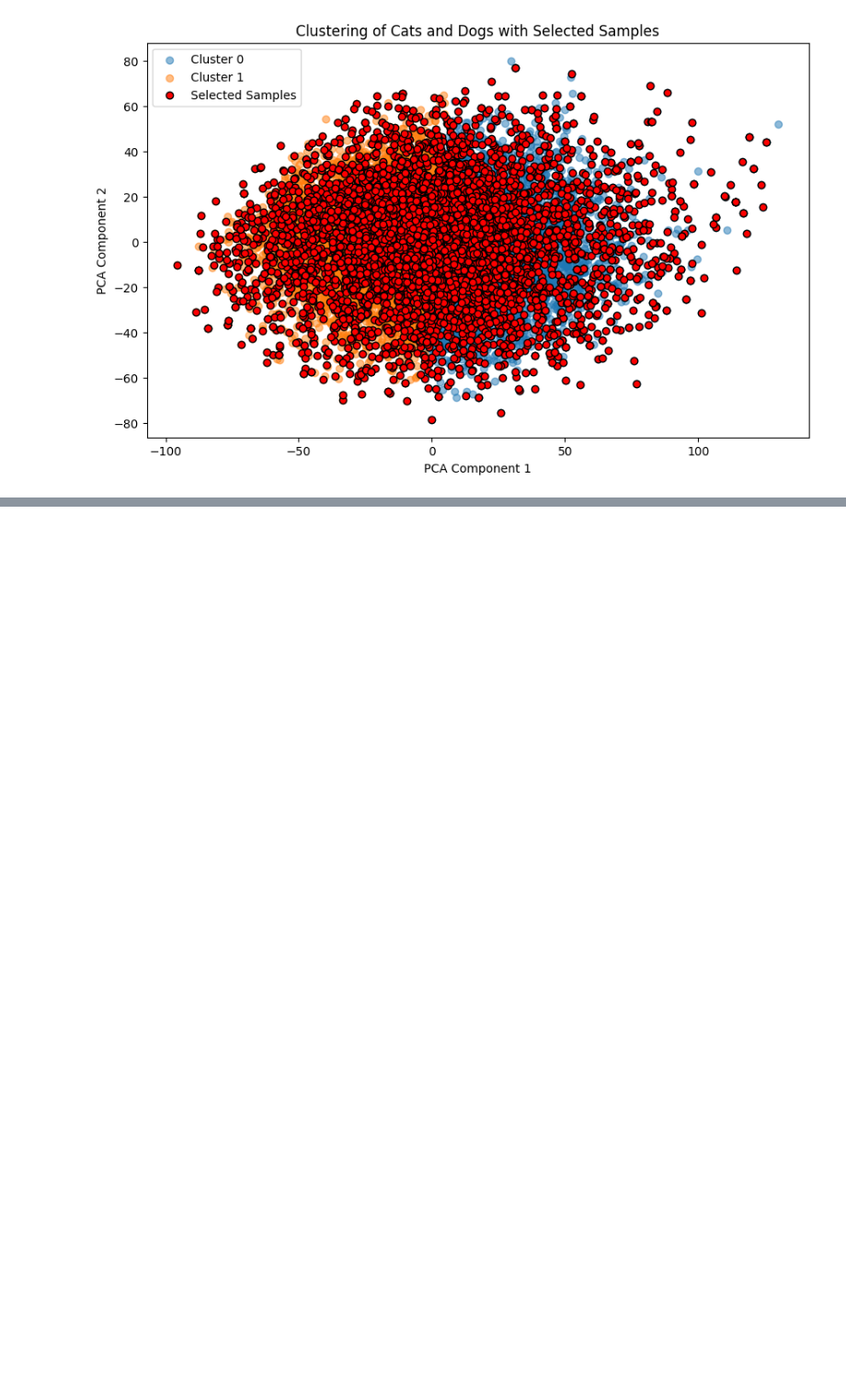
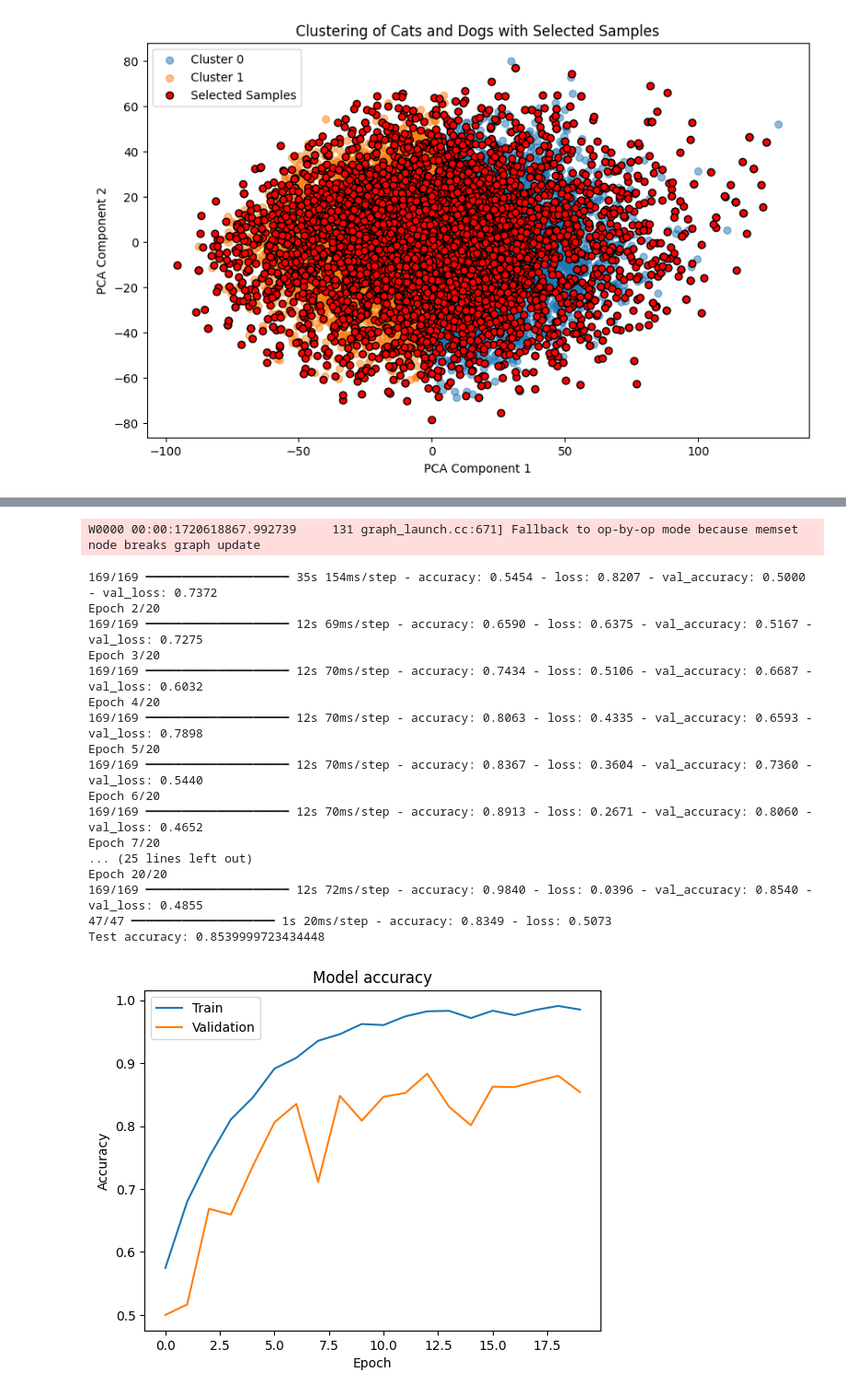
Before and after one commit to serdarbicici-visualstudio/grid-distillation, a Jupyter notebook: dataset-distillation-further-research.ipynb, the cells around one changed output, grey strips where cells are left out. Shown at 92% size. Drawn from its saved outputs; the diff is of its cells as text; code cells hidden in the pictures; blank space fills up the shorter version.

```diff
--- a/dataset-distillation-further-research.ipynb
+++ b/dataset-distillation-further-research.ipynb
@@ -413,0 +521,22 @@ Test loss: 0.4023839235305786
+# %%
+# train the model with 50 samples
+X_selected = X[selected_samples]
+y_selected = y[selected_samples]
+
+cnn_base_clustering_4 = CNNModel(img_size=150)
+cnn_base_clustering_4.compile()
+cnn_base_clustering_4.train(X_selected, y_selected, X_test, y_test, batch_size=32, epochs=20)
+
+cnn_base_clustering_4_test_loss, cnn_base_clustering_4_test_acc = cnn_base_clustering_4.evaluate(X_test, y_test)
+
+
+# Plot training and validation accuracy
+plt.plot(cnn_base_clustering_4.history.history['accuracy'])
+plt.plot(cnn_base_clustering_4.history.history['val_accuracy'])
+plt.title('Model accuracy')
+plt.ylabel('Accuracy')
+plt.xlabel('Epoch')
+plt.legend(['Train', 'Validation'], loc='upper left')
+plt.show()
+#500-> 0.76
+# %% [output]
@@ -413,0 +545,19 @@ Test loss: 0.4023839235305786
+W0000 00:00:1720618867.992739     131 graph_launch.cc:671] Fallback to op-by-op mode because memset node breaks graph update
+169/169 ━━━━━━━━━━━━━━━━━━━━ 35s 154ms/step - accuracy: 0.5454 - loss: 0.8207 - val_accuracy: 0.5000 - val_loss: 0.7372
+Epoch 2/20
+169/169 ━━━━━━━━━━━━━━━━━━━━ 12s 69ms/step - accuracy: 0.6590 - loss: 0.6375 - val_accuracy: 0.5167 - val_loss: 0.7275
+Epoch 3/20
+169/169 ━━━━━━━━━━━━━━━━━━━━ 12s 70ms/step - accuracy: 0.7434 - loss: 0.5106 - val_accuracy: 0.6687 - val_loss: 0.6032
+Epoch 4/20
+169/169 ━━━━━━━━━━━━━━━━━━━━ 12s 70ms/step - accuracy: 0.8063 - loss: 0.4335 - val_accuracy: 0.6593 - val_loss: 0.7898
+Epoch 5/20
+169/169 ━━━━━━━━━━━━━━━━━━━━ 12s 70ms/step - accuracy: 0.8367 - loss: 0.3604 - val_accuracy: 0.7360 - val_loss: 0.5440
+Epoch 6/20
+169/169 ━━━━━━━━━━━━━━━━━━━━ 12s 70ms/step - accuracy: 0.8913 - loss: 0.2671 - val_accuracy: 0.8060 - val_loss: 0.4652
+Epoch 7/20
+... (25 lines left out)
+Epoch 20/20
+169/169 ━━━━━━━━━━━━━━━━━━━━ 12s 72ms/step - accuracy: 0.9840 - loss: 0.0396 - val_accuracy: 0.8540 - val_loss: 0.4855
+47/47 ━━━━━━━━━━━━━━━━━━━━ 1s 20ms/step - accuracy: 0.8349 - loss: 0.5073
+Test accuracy: 0.8539999723434448
+[figure, added]
```
Also changed, not shown: parts of 14 cells of this notebook.
